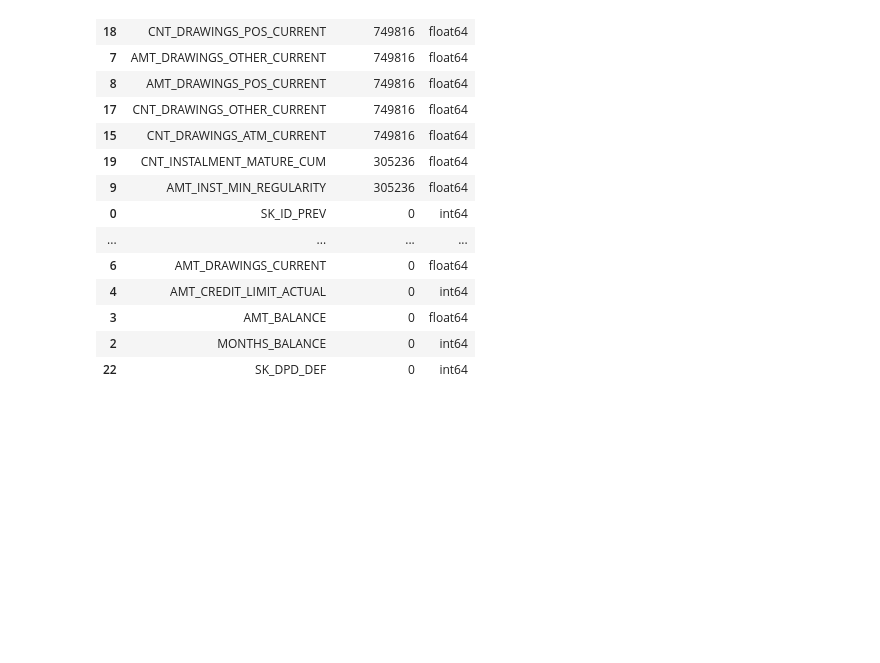
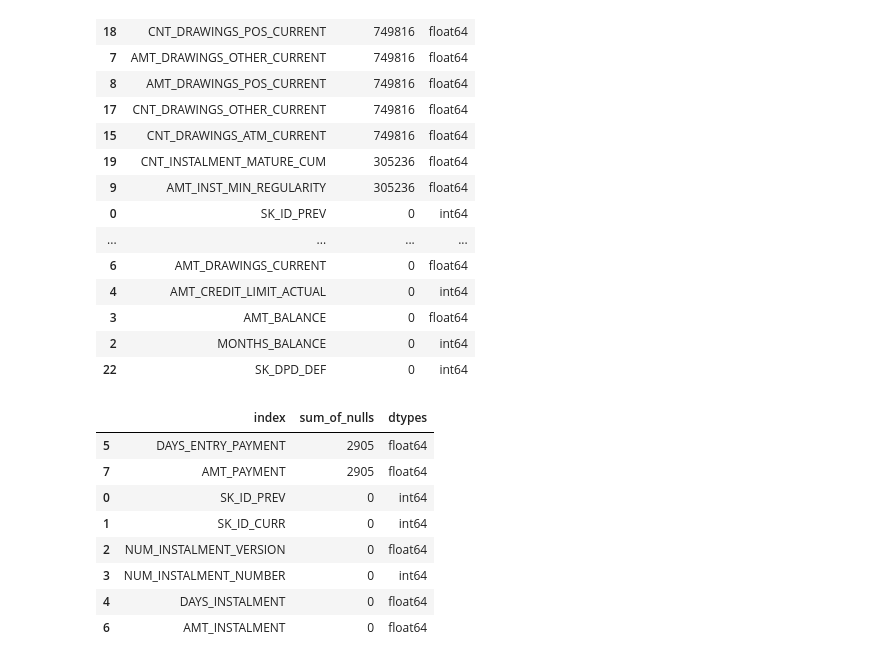
Before and after one commit to BillyGareth/Home-credit-default-risk-EDA-Modeling, a Jupyter notebook: Home Credit - EDA & Modeling.ipynb, the cells around one changed output. Cells and saved outputs as stored; diff of their text form; code cells hidden in the pictures; blank space fills up the shorter version.

Commit message:
concat_installments_payments

```diff
--- a/Home Credit - EDA & Modeling.ipynb
+++ b/Home Credit - EDA & Modeling.ipynb
@@ -249,3 +249,19 @@ concat_credit_card_balance.sort_values('sum_of_nulls', ascending = False)
 | 3 | AMT_BALANCE | 0 | float64 |
 | 2 | MONTHS_BALANCE | 0 | int64 |
 | 22 | SK_DPD_DEF | 0 | int64 |
+# %%
+concat_installments_payments = pd.concat([installments_payments.isnull().sum().reset_index(name ='sum_of_nulls'),
+                                          installments_payments.dtypes.reset_index(name="dtypes")],
+                                         axis=1).T.drop_duplicates().T
+
+concat_installments_payments.sort_values('sum_of_nulls', ascending = False)
+# %% [output]
+|  | index | sum_of_nulls | dtypes |
+| 5 | DAYS_ENTRY_PAYMENT | 2905 | float64 |
+| 7 | AMT_PAYMENT | 2905 | float64 |
+| 0 | SK_ID_PREV | 0 | int64 |
+| 1 | SK_ID_CURR | 0 | int64 |
+| 2 | NUM_INSTALMENT_VERSION | 0 | float64 |
+| 3 | NUM_INSTALMENT_NUMBER | 0 | int64 |
+| 4 | DAYS_INSTALMENT | 0 | float64 |
+| 6 | AMT_INSTALMENT | 0 | float64 |
```
